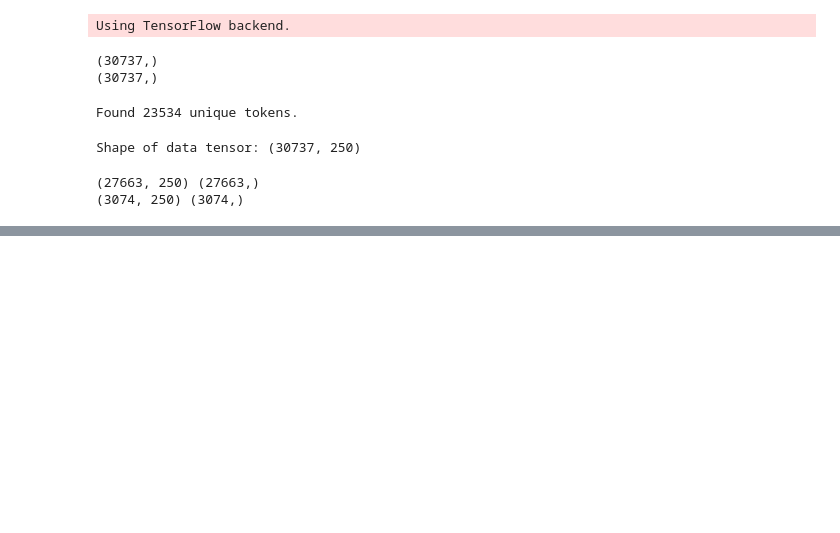
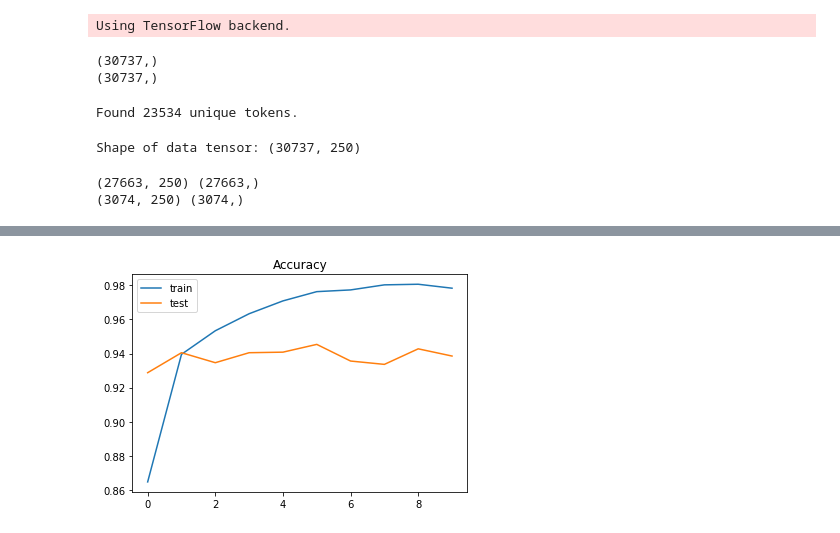
Before and after one commit to anshupandey/Natural_language_Processing, a Jupyter notebook: Case_Study_Sentiment_Analysis_Amazon_Mobile_Reviews.ipynb, the cells around one changed output, grey strips where cells are left out. Saved outputs shown, nothing was run; the diff lists cells and outputs as text; code cells hidden in the pictures; blank space fills up the shorter version.

```diff
--- a/Case_Study_Sentiment_Analysis_Amazon_Mobile_Reviews.ipynb
+++ b/Case_Study_Sentiment_Analysis_Amazon_Mobile_Reviews.ipynb
@@ -355,6 +349,6 @@ model.add(layers.SpatialDropout1D(0.2))
 model.add(layers.LSTM(100, dropout=0.2, recurrent_dropout=0.2))
 model.add(layers.Dense(1, activation='sigmoid'))
 model.compile(loss='binary_crossentropy', optimizer='adam', metrics=['accuracy'])
-history = model.fit(X_train, Y_train, epochs=10, batch_size=100,validation_data=(X_test,Y_test),
+history = model.fit(X_train, Y_train, epochs=10, batch_size=1000,validation_data=(X_test,Y_test),
                     verbose=True)
 # %% [output]
@@ -385,6 +416,8 @@ print(confusion_matrix(y_test,predictions))
 # %%
-plt.title('Loss')
-plt.plot(history.history['loss'], label='train')
-plt.plot(history.history['val_loss'], label='test')
+plt.title('Accuracy')
+plt.plot(history.history['accuracy'], label='train')
+plt.plot(history.history['val_accuracy'], label='test')
 plt.legend()
 plt.show()
+# %% [output]
+[figure, added]
```
Also changed, not shown: parts of 13 cells of this notebook.
